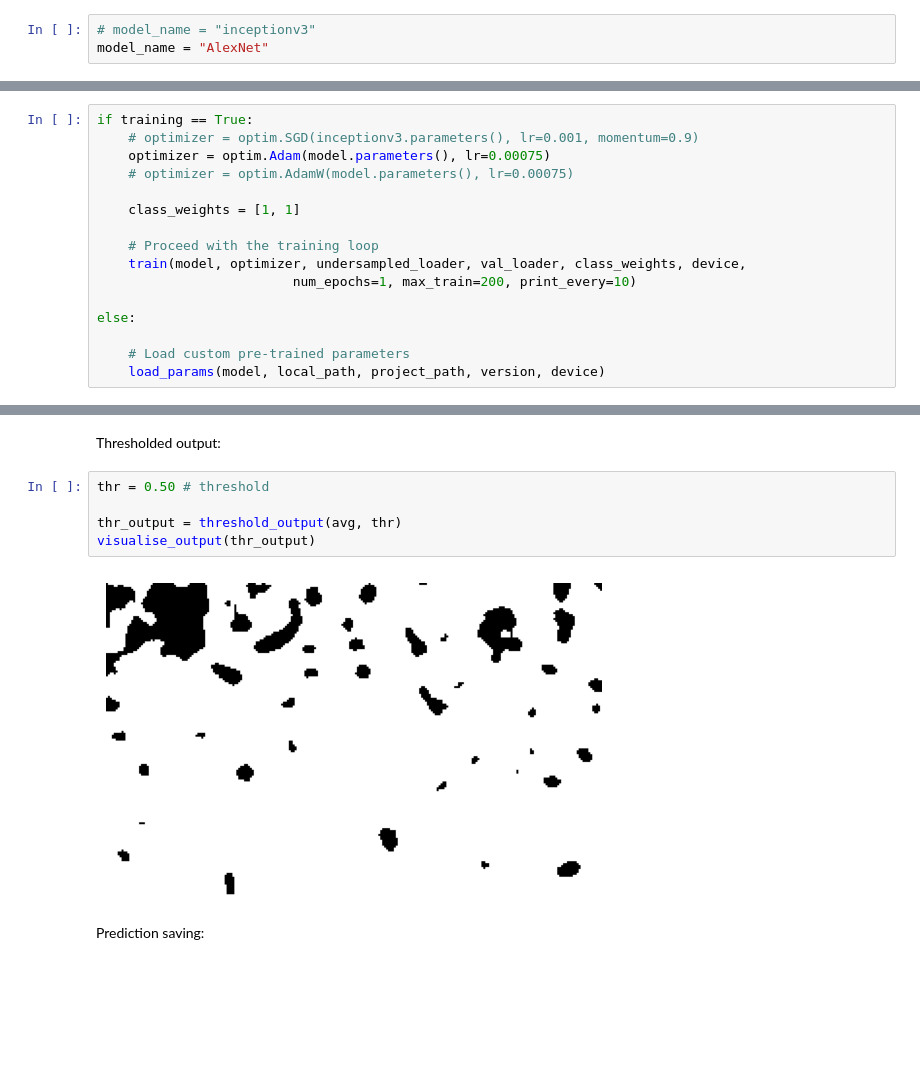
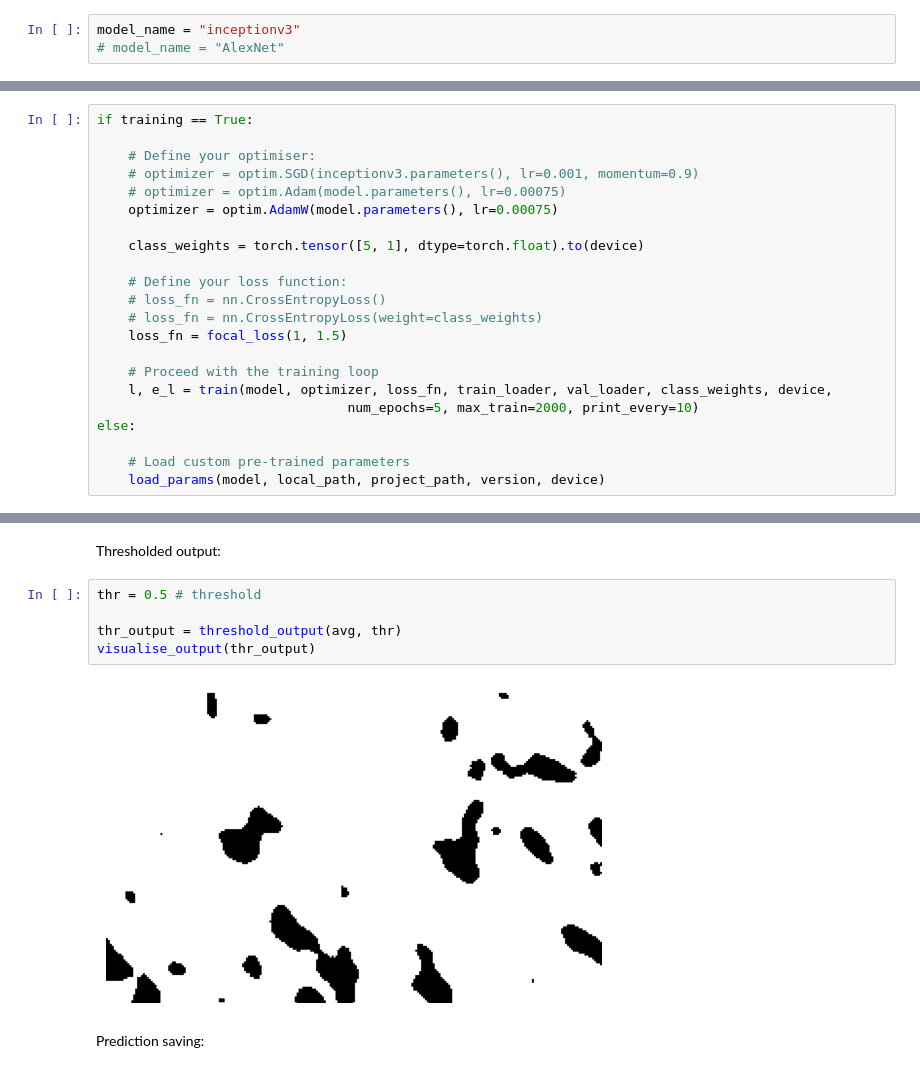
Before and after one commit to Luca-Olivieri/NAML_project, a Jupyter notebook: src/main_new.ipynb, the cells around one changed output, grey strips where cells are left out. Saved outputs shown, nothing was run; the diff lists cells and outputs as text; blank space fills up the shorter version.

```diff
--- a/src/main_new.ipynb
+++ b/src/main_new.ipynb
@@ -631,8 +663,8 @@ Available models:
 - Inception v3
 - AlexNet
 # %%
-# model_name = "inceptionv3"
-model_name = "AlexNet"
+model_name = "inceptionv3"
+# model_name = "AlexNet"
 # %% [markdown]
 Select version:
 # %%
@@ -700,15 +717,21 @@ Shape of the train_labels array: (20000,)
 # %%
 if training == True:
-	# optimizer = optim.SGD(inceptionv3.parameters(), lr=0.001, momentum=0.9)
-	optimizer = optim.Adam(model.parameters(), lr=0.00075)
-	# optimizer = optim.AdamW(model.parameters(), lr=0.00075)
 
-	class_weights = [1, 1]
+	# Define your optimiser:
+	# optimizer = optim.SGD(inceptionv3.parameters(), lr=0.001, momentum=0.9)
+	# optimizer = optim.Adam(model.parameters(), lr=0.00075)
+	optimizer = optim.AdamW(model.parameters(), lr=0.00075)
+
+	class_weights = torch.tensor([5, 1], dtype=torch.float).to(device)
+
+	# Define your loss function:
+	# loss_fn = nn.CrossEntropyLoss()
+	# loss_fn = nn.CrossEntropyLoss(weight=class_weights)
+	loss_fn = focal_loss(1, 1.5)
 
 	# Proceed with the training loop
-	train(model, optimizer, undersampled_loader, val_loader, class_weights, device,
-	                     num_epochs=1, max_train=200, print_every=10)
-
+	l, e_l = train(model, optimizer, loss_fn, train_loader, val_loader, class_weights, device,
+								num_epochs=5, max_train=2000, print_every=10)
 else:
 
 	# Load custom pre-trained parameters
@@ -825,12 +843,12 @@ visualise_output(raw_output)
 # %% [markdown]
 Thresholded output:
 # %%
-thr = 0.50 # threshold
+thr = 0.5 # threshold
 
 thr_output = threshold_output(avg, thr)
 visualise_output(thr_output)
 # %% [output]
-[figure, old version]
+[figure, new version]
 # %% [markdown]
 Prediction saving:
 # %%
```
Also changed, not shown: parts of 31 cells of this notebook.
